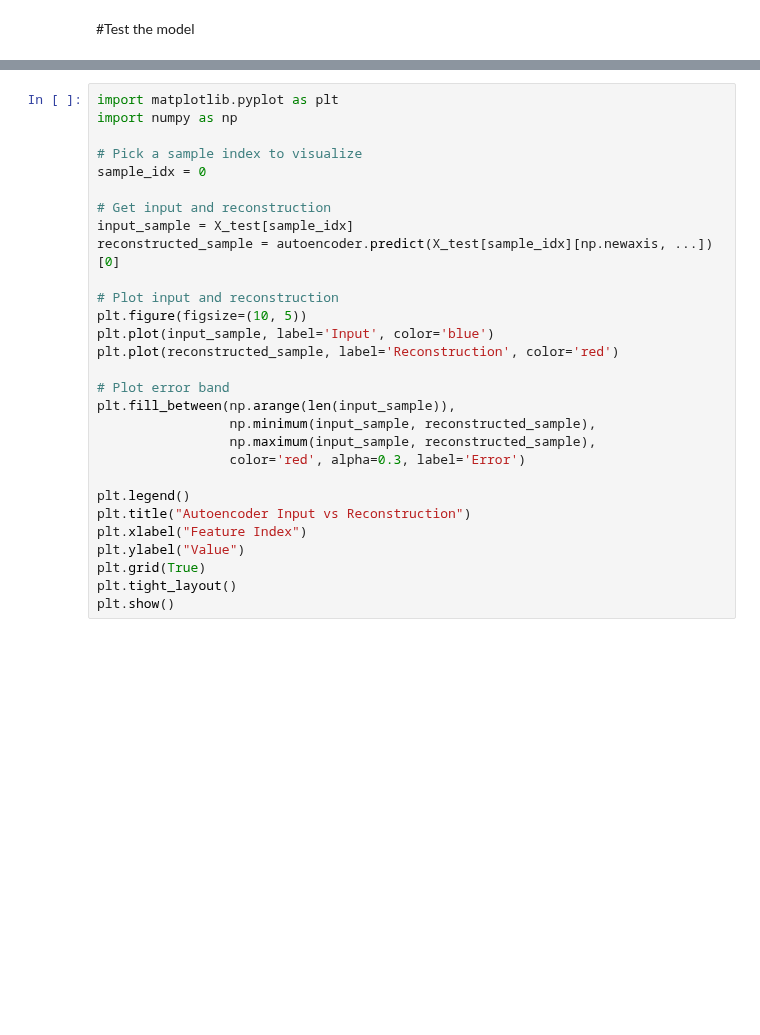
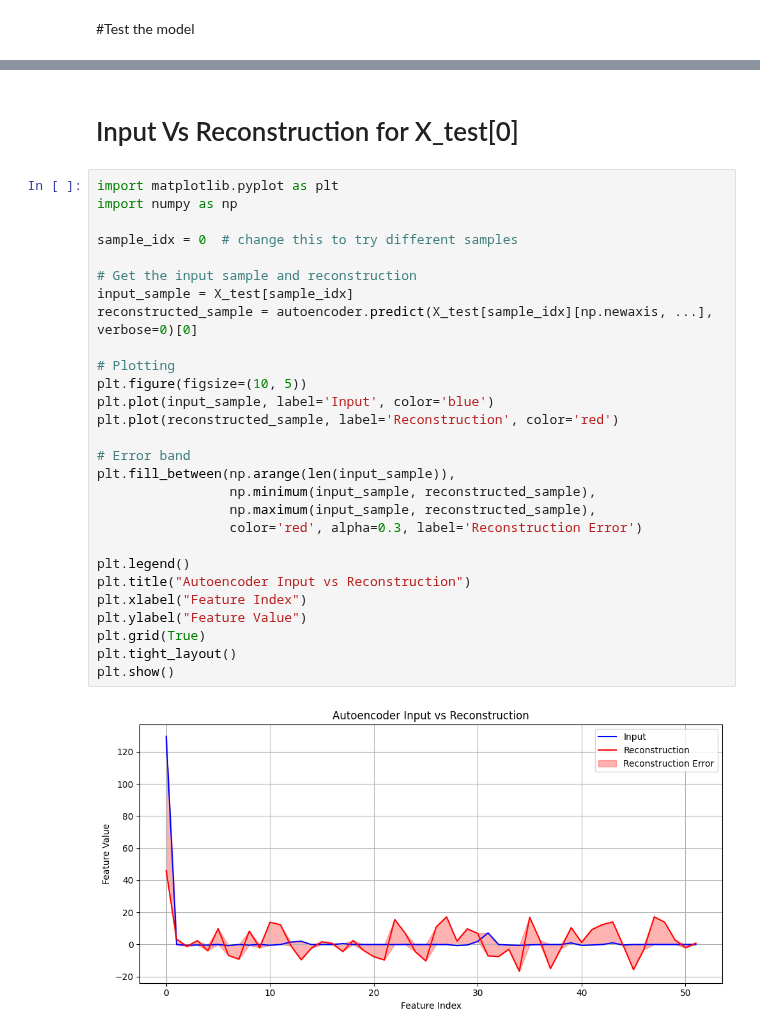
Before and after one commit to SianC7/LAIDS, a Jupyter notebook: Sian's_Autoencoder.ipynb, the cells around one changed output, grey strips where cells are left out. Cells and saved outputs as stored; diff of their text form; blank space fills up the shorter version.

```diff
--- a/Sian's_Autoencoder.ipynb
+++ b/Sian's_Autoencoder.ipynb
@@ -409,29 +322,32 @@ print(f"Number of anomalies detected: {len(anomalies)}")
+# %% [markdown]
+# Input Vs Reconstruction for X_test[0]
 # %%
 import matplotlib.pyplot as plt
 import numpy as np
 
-# Pick a sample index to visualize
-sample_idx = 0
+sample_idx = 0  # change this to try different samples
 
-# Get input and reconstruction
+# Get the input sample and reconstruction
 input_sample = X_test[sample_idx]
-reconstructed_sample = autoencoder.predict(X_test[sample_idx][np.newaxis, ...])[0]
+reconstructed_sample = autoencoder.predict(X_test[sample_idx][np.newaxis, ...], verbose=0)[0]
 
-# Plot input and reconstruction
+# Plotting
 plt.figure(figsize=(10, 5))
 plt.plot(input_sample, label='Input', color='blue')
 plt.plot(reconstructed_sample, label='Reconstruction', color='red')
 
-# Plot error band
+# Error band
 plt.fill_between(np.arange(len(input_sample)),
                  np.minimum(input_sample, reconstructed_sample),
                  np.maximum(input_sample, reconstructed_sample),
-                 color='red', alpha=0.3, label='Error')
+                 color='red', alpha=0.3, label='Reconstruction Error')
 
 plt.legend()
 plt.title("Autoencoder Input vs Reconstruction")
 plt.xlabel("Feature Index")
-plt.ylabel("Value")
+plt.ylabel("Feature Value")
 plt.grid(True)
 plt.tight_layout()
 plt.show()
+# %% [output]
+[figure, added]
```
Also changed, not shown: parts of 20 cells of this notebook.
